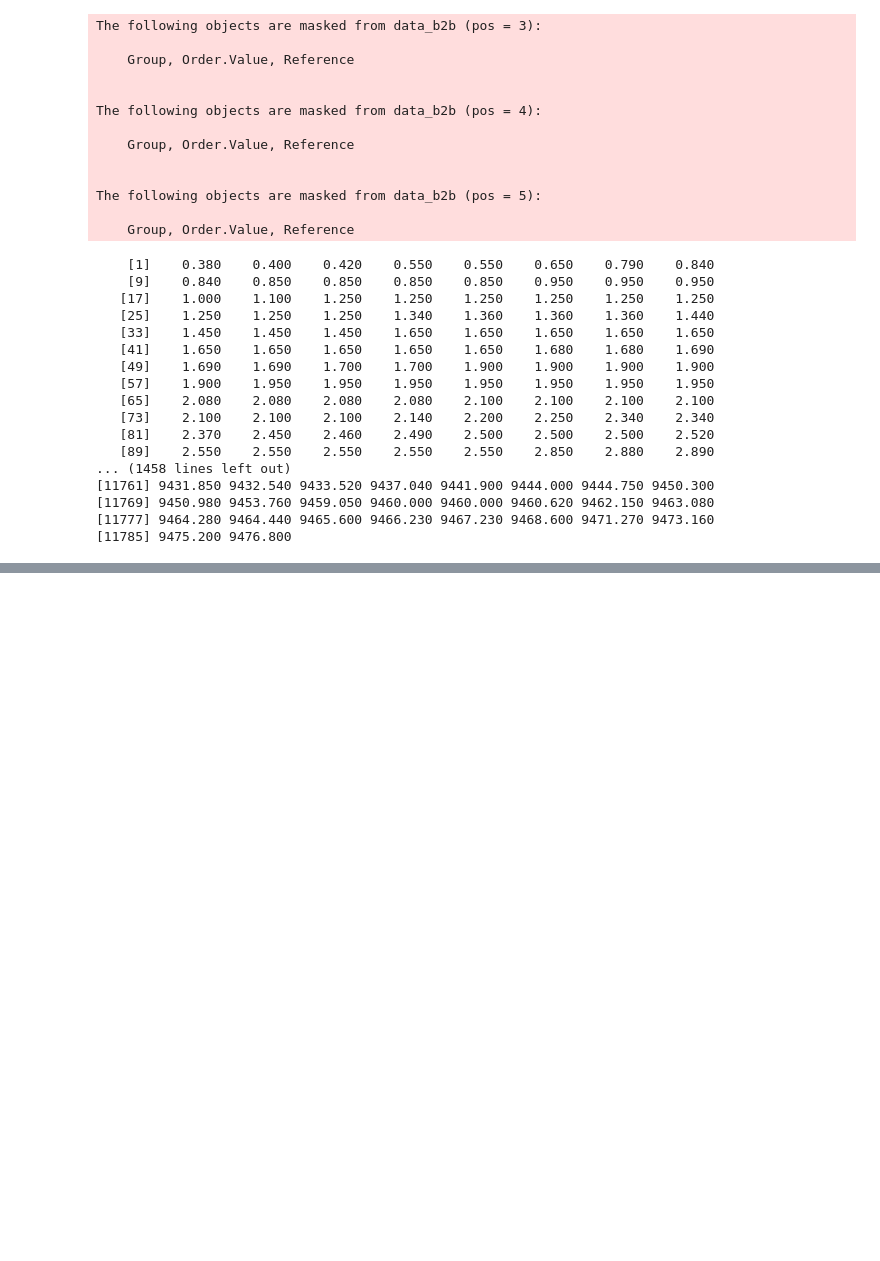
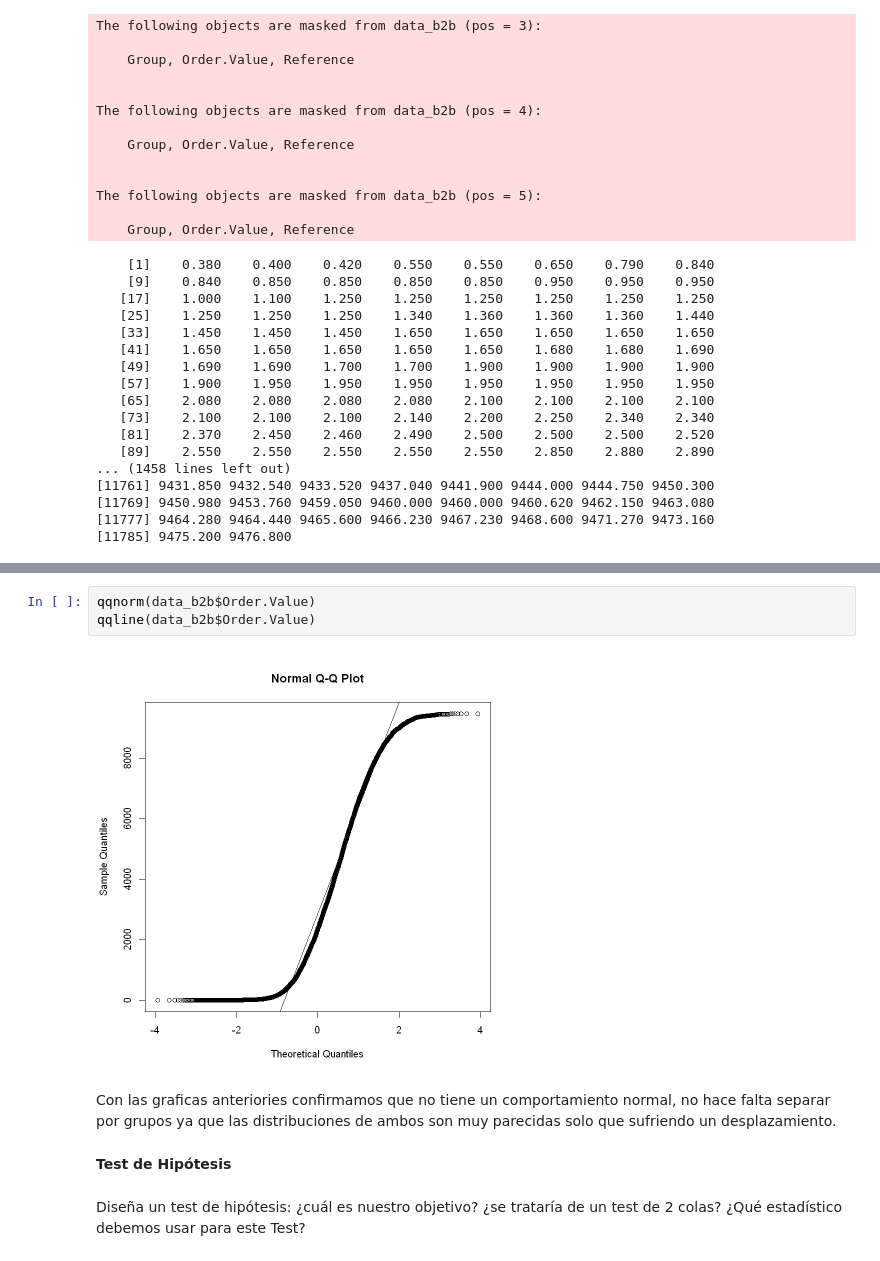
Before and after one commit to Didac-piferrer/MUDS, a Jupyter notebook: Estadistica/E3/MD004DidacPiferrerAC03.ipynb, the cells around one changed output, grey strips where cells are left out. Cells and saved outputs as stored; diff of their text form; blank space fills up the shorter version.

```diff
--- a/Estadistica/E3/MD004DidacPiferrerAC03.ipynb
+++ b/Estadistica/E3/MD004DidacPiferrerAC03.ipynb
@@ -192,0 +225,12 @@ The following objects are masked from data_b2b (pos = 5):
+# %%
+qqnorm(data_b2b$Order.Value)
+qqline(data_b2b$Order.Value)
+# %% [output]
+[figure, added]
+# %% [markdown]
+Con las graficas anteriories confirmamos que no tiene un comportamiento normal, no hace falta separar por grupos ya que las distribuciones de ambos son muy parecidas solo que
+sufriendo un desplazamiento.
+# %% [markdown]
+**Test de Hipótesis**
+# %% [markdown]
+Diseña un test de hipótesis: ¿cuál es nuestro objetivo? ¿se trataría de un test de 2 colas? ¿Qué estadístico debemos usar para este Test?
```
Also changed, not shown: parts of 12 cells of this notebook.
